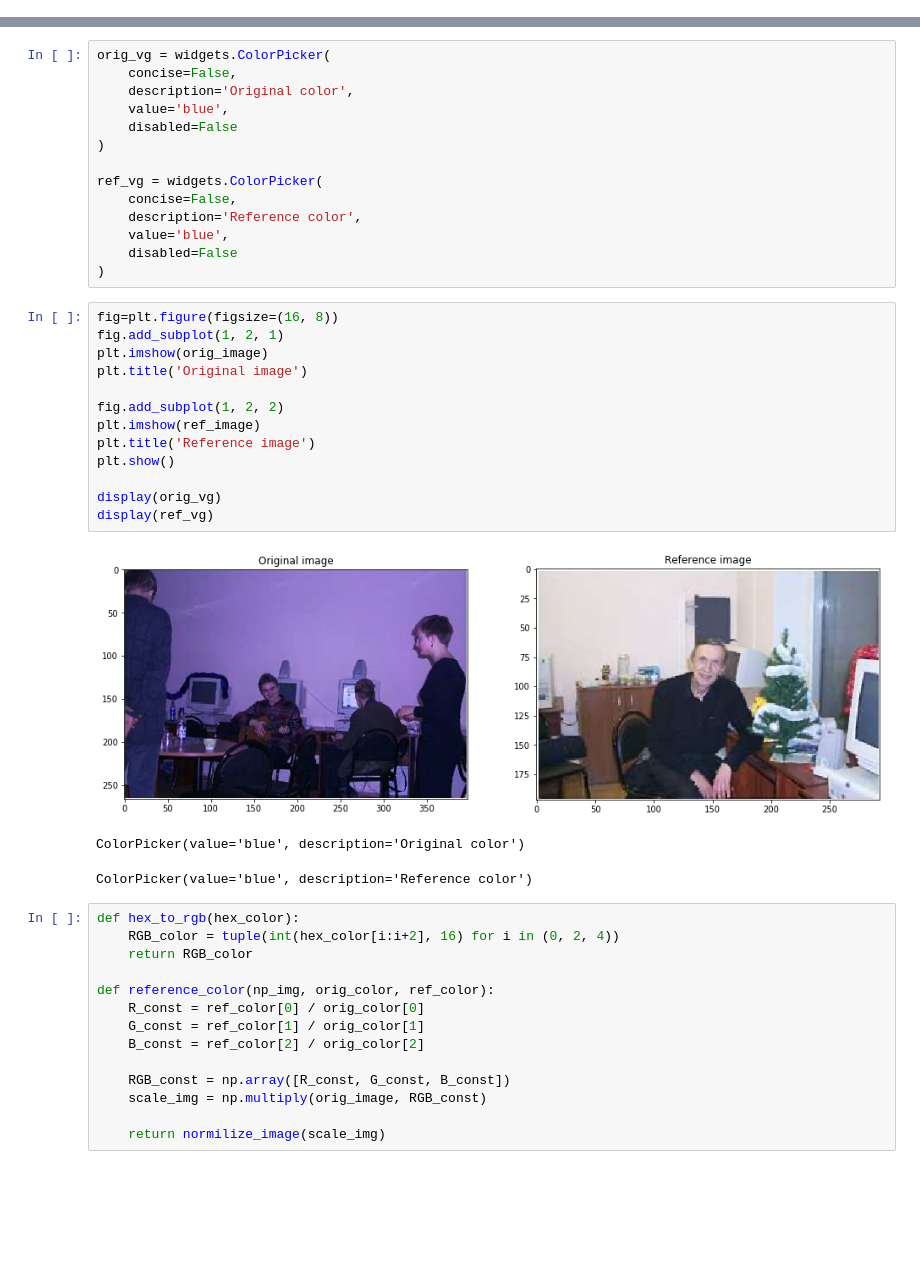
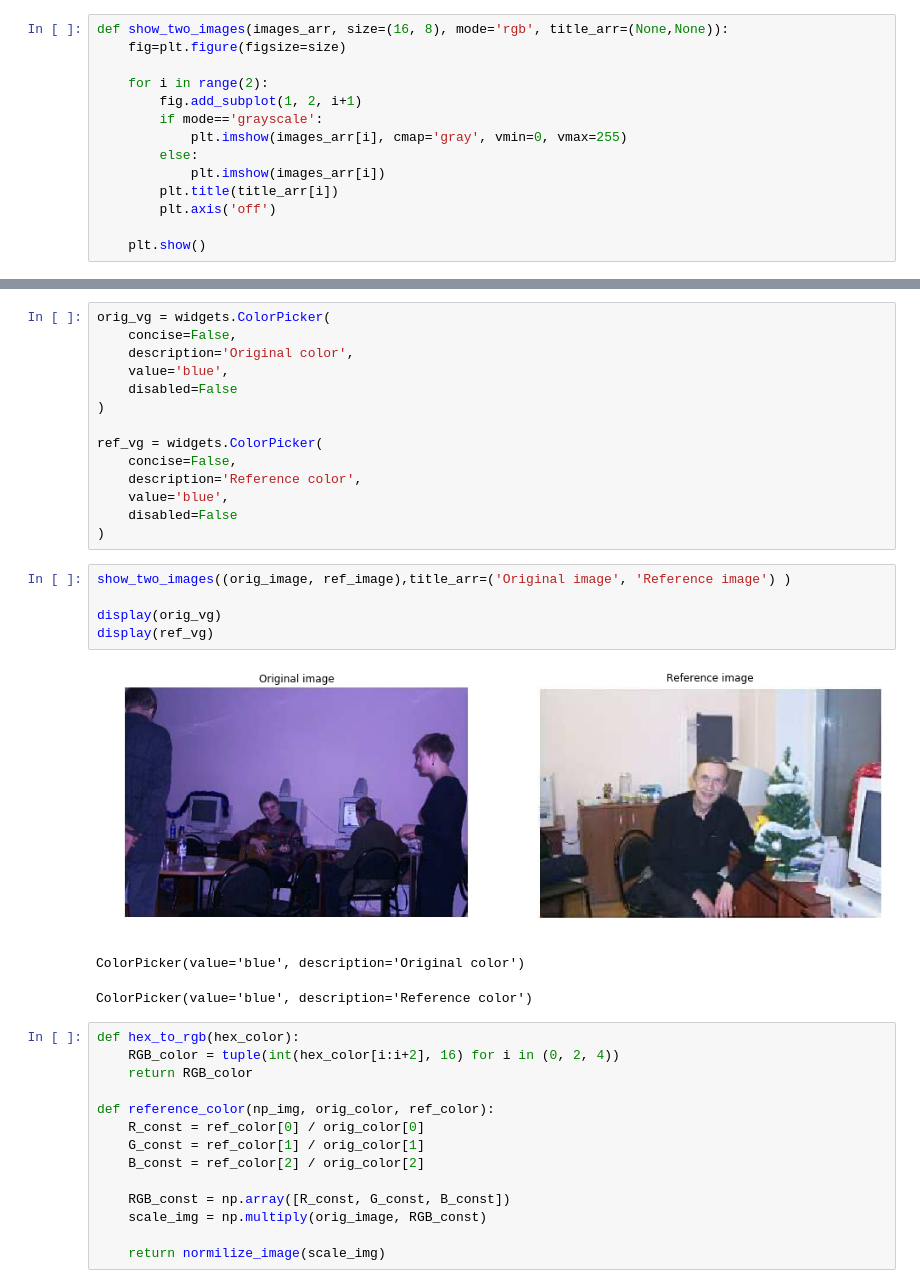
Before and after one commit to mezga-alex/Laboratory-work-SFedU, a Jupyter notebook: Computer Vision/Lab-2-luminance-transformations/Mezga_luminance_transformations.ipynb, the cells around one changed output, grey strips where cells are left out. Saved outputs shown, nothing was run; the diff lists cells and outputs as text; blank space fills up the shorter version.

```diff
--- a/Computer Vision/Lab-2-luminance-transformations/Mezga_luminance_transformations.ipynb
+++ b/Computer Vision/Lab-2-luminance-transformations/Mezga_luminance_transformations.ipynb
@@ -4,6 +4,20 @@ import numpy as np
 import matplotlib.pyplot as plt
 from ipywidgets import interact
 import ipywidgets as widgets
+# %%
+def show_two_images(images_arr, size=(16, 8), mode='rgb', title_arr=(None,None)):
+    fig=plt.figure(figsize=size)
+
+    for i in range(2):
+        fig.add_subplot(1, 2, i+1)
+        if mode=='grayscale':
+            plt.imshow(images_arr[i], cmap='gray', vmin=0, vmax=255)
+        else:
+            plt.imshow(images_arr[i])
+        plt.title(title_arr[i])
+        plt.axis('off')
+
+    plt.show()
 # %%
 orig_img_pil = Image.open(input("Enter original image path: "))
 ref_img_pil = Image.open(input("Enter reference image path: "))
@@ -32,23 +46,15 @@ ref_vg = widgets.ColorPicker(
     value='blue',
     disabled=False
 )
-# %%
-fig=plt.figure(figsize=(16, 8))
-fig.add_subplot(1, 2, 1)
-plt.imshow(orig_image)
-plt.title('Original image')
-
-fig.add_subplot(1, 2, 2)
-plt.imshow(ref_image)
-plt.title('Reference image')
-plt.show()
-
-display(orig_vg)
-display(ref_vg)
-# %% [output]
-[figure, removed]
-ColorPicker(value='blue', description='Original color')
-ColorPicker(value='blue', description='Reference color')
+# %%
+show_two_images((orig_image, ref_image),title_arr=('Original image', 'Reference image') )
+
+display(orig_vg)
+display(ref_vg)
+# %% [output]
+[figure, added]
+ColorPicker(value='blue', description='Original color')
+ColorPicker(value='blue', description='Reference color')
 # %%
 def hex_to_rgb(hex_color):
     RGB_color = tuple(int(hex_color[i:i+2], 16) for i in (0, 2, 4))
```
Also changed, not shown: parts of 20 cells of this notebook, 1 other file.
